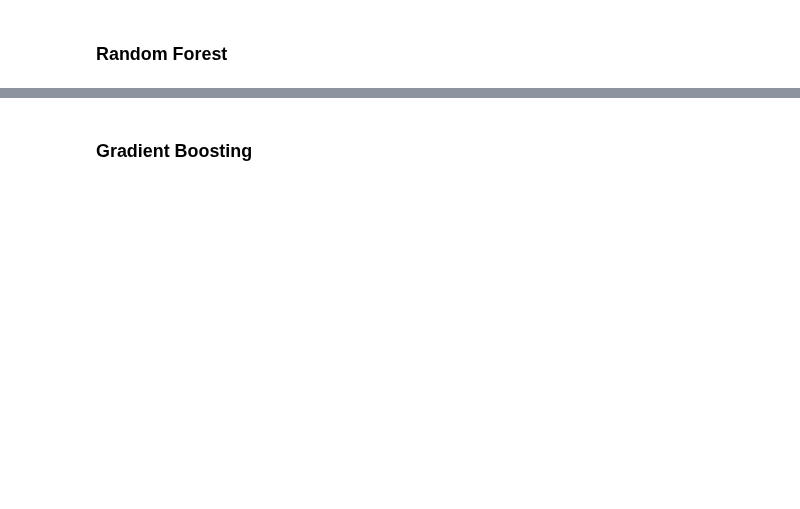
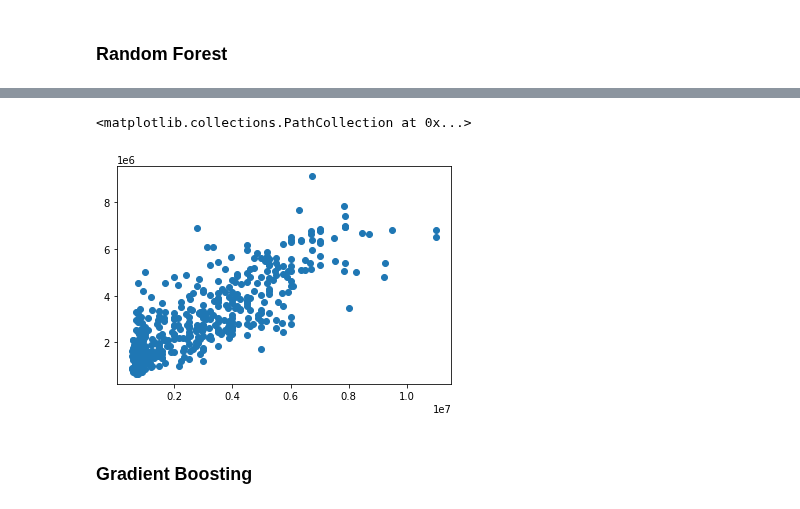
Before and after one commit to lukekerwin/DS-320_Project, a Jupyter notebook: Machine Learning/ML.ipynb, the cells around one changed output, grey strips where cells are left out. Drawn from its saved outputs; the diff is of its cells as text; code cells hidden in the pictures; blank space fills up the shorter version.

```diff
--- a/Machine Learning/ML.ipynb
+++ b/Machine Learning/ML.ipynb
@@ -262,3 +298,8 @@ R2: 0.7479180423023499
+# %%
+plt.scatter(y_val, y_pred)
+# %% [output]
+<matplotlib.collections.PathCollection at 0x...>
+[figure, added]
 # %% [markdown]
 ### Gradient Boosting
 # %%
```
Also changed, not shown: parts of 39 cells of this notebook.
